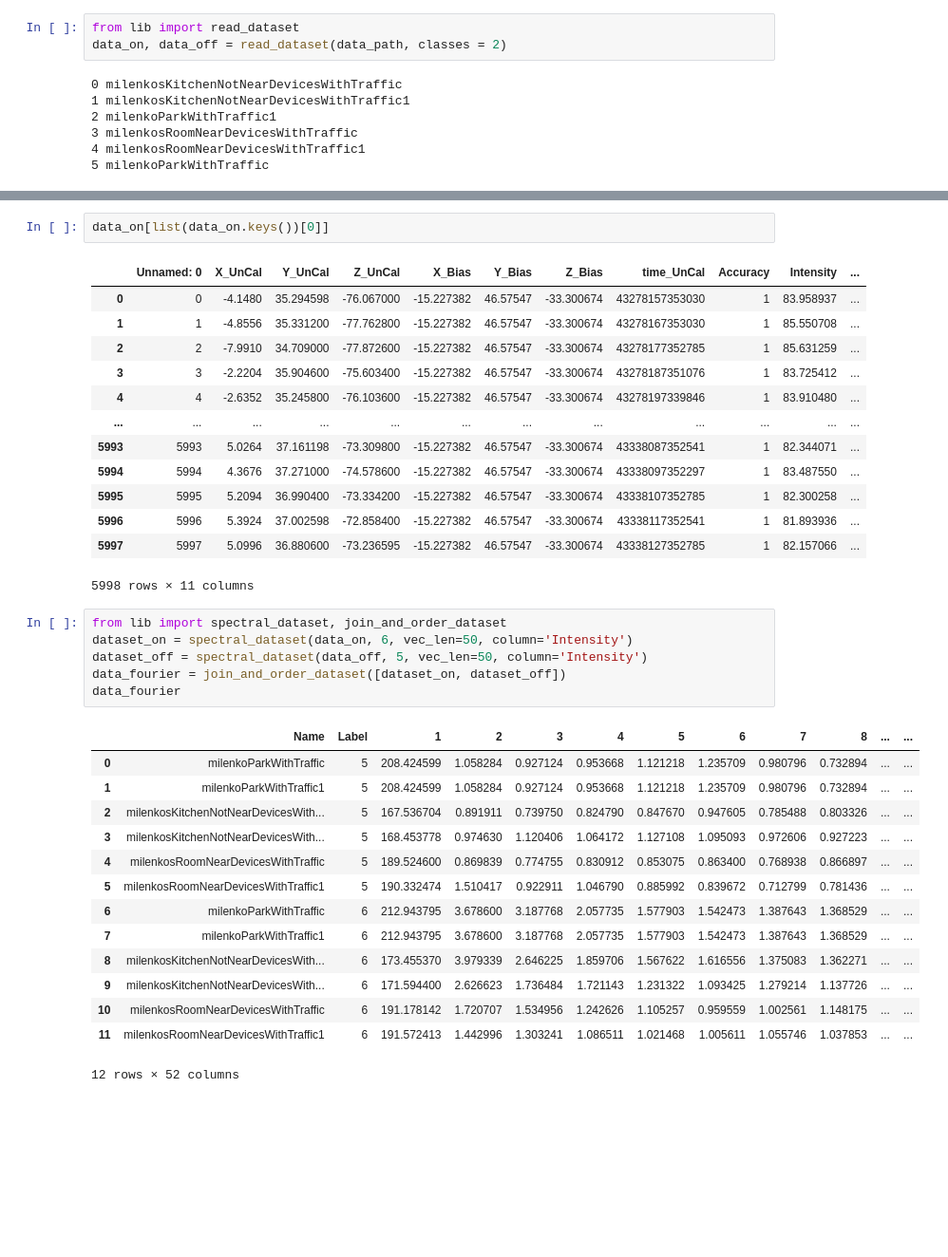
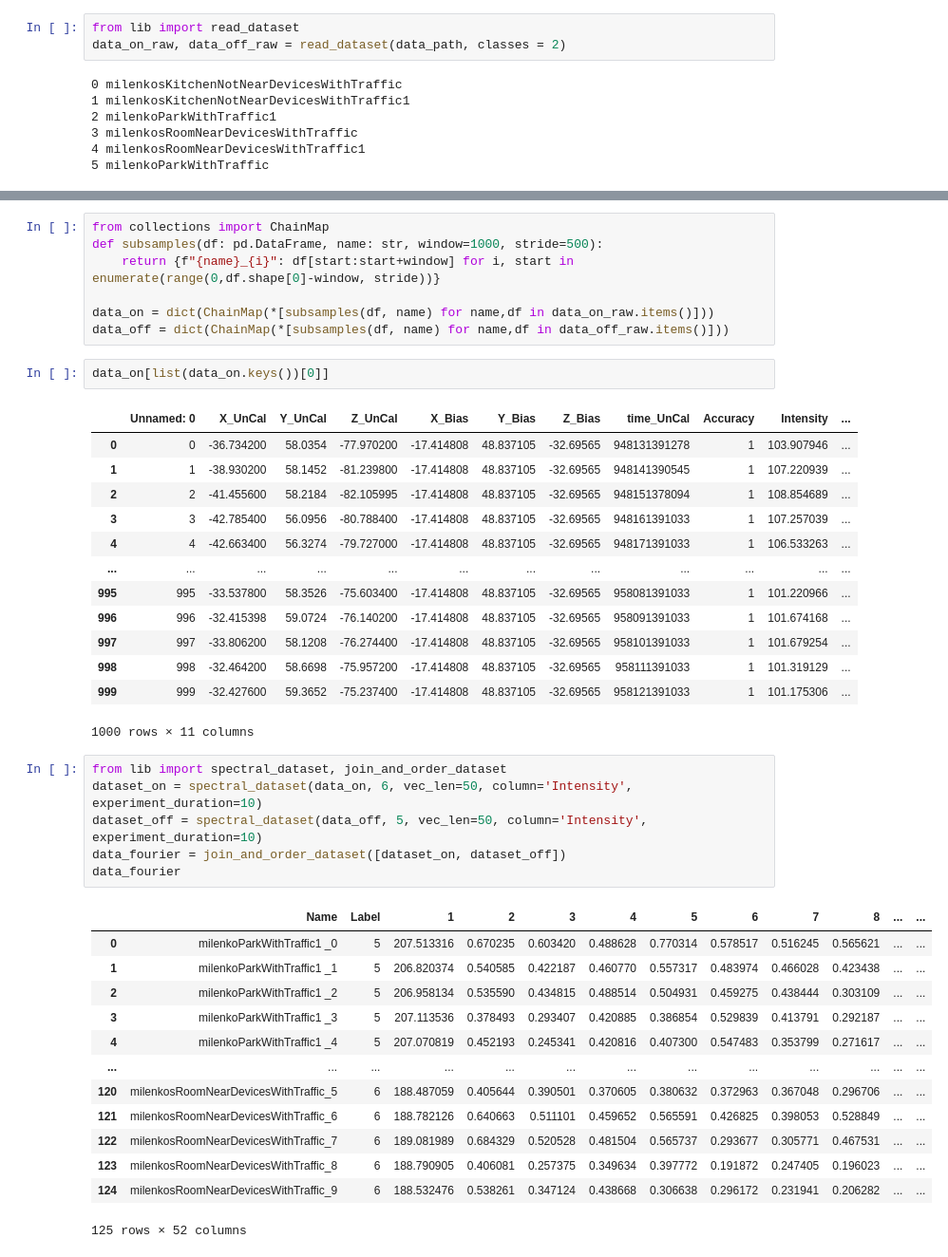
Before and after one commit to magnetometer-identification/DataAnalysis, a Jupyter notebook: notebooks/3_0-mt-generate-full-fourier-statistical-dataset.ipynb, the cells around one changed output, grey strips where cells are left out. Shown at 95% size. Cells and saved outputs as stored; diff of their text form; blank space fills up the shorter version.

Commit message:
full statistical dataset

```diff
--- a/notebooks/3_0-mt-generate-full-fourier-statistical-dataset.ipynb
+++ b/notebooks/3_0-mt-generate-full-fourier-statistical-dataset.ipynb
@@ -8,7 +8,7 @@ data_path = f"../data/interim/{version}"
 dataset_target_path = "../data/processed"
 # %%
 from lib import read_dataset
-data_on, data_off = read_dataset(data_path, classes = 2)
+data_on_raw, data_off_raw = read_dataset(data_path, classes = 2)
 # %% [output]
 0 milenkosKitchenNotNearDevicesWithTraffic
 1 milenkosKitchenNotNearDevicesWithTraffic1
@@ -23,40 +45,46 @@ add_intensity_to_dataset(data_off)
+# %%
+from collections import ChainMap
+def subsamples(df: pd.DataFrame, name: str, window=1000, stride=500):
+    return {f"{name}_{i}": df[start:start+window] for i, start in enumerate(range(0,df.shape[0]-window, stride))}
+
+data_on = dict(ChainMap(*[subsamples(df, name) for name,df in data_on_raw.items()]))
+data_off = dict(ChainMap(*[subsamples(df, name) for name,df in data_off_raw.items()]))
 # %%
 data_on[list(data_on.keys())[0]]
 # %% [output]
 |  | Unnamed: 0 | X_UnCal | Y_UnCal | Z_UnCal | X_Bias | Y_Bias | Z_Bias | time_UnCal | Accuracy | Intensity | ... |
-| 0 | 0 | -4.1480 | 35.294598 | -76.067000 | -15.227382 | 46.57547 | -33.300674 | 43278157353030 | 1 | 83.958937 | ... |
-| 1 | 1 | -4.8556 | 35.331200 | -77.762800 | -15.227382 | 46.57547 | -33.300674 | 43278167353030 | 1 | 85.550708 | ... |
-| 2 | 2 | -7.9910 | 34.709000 | -77.872600 | -15.227382 | 46.57547 | -33.300674 | 43278177352785 | 1 | 85.631259 | ... |
-| 3 | 3 | -2.2204 | 35.904600 | -75.603400 | -15.227382 | 46.57547 | -33.300674 | 43278187351076 | 1 | 83.725412 | ... |
-| 4 | 4 | -2.6352 | 35.245800 | -76.103600 | -15.227382 | 46.57547 | -33.300674 | 43278197339846 | 1 | 83.910480 | ... |
+| 0 | 0 | -36.734200 | 58.0354 | -77.970200 | -17.414808 | 48.837105 | -32.69565 | 948131391278 | 1 | 103.907946 | ... |
+| 1 | 1 | -38.930200 | 58.1452 | -81.239800 | -17.414808 | 48.837105 | -32.69565 | 948141390545 | 1 | 107.220939 | ... |
+| 2 | 2 | -41.455600 | 58.2184 | -82.105995 | -17.414808 | 48.837105 | -32.69565 | 948151378094 | 1 | 108.854689 | ... |
+| 3 | 3 | -42.785400 | 56.0956 | -80.788400 | -17.414808 | 48.837105 | -32.69565 | 948161391033 | 1 | 107.257039 | ... |
+| 4 | 4 | -42.663400 | 56.3274 | -79.727000 | -17.414808 | 48.837105 | -32.69565 | 948171391033 | 1 | 106.533263 | ... |
 | ... | ... | ... | ... | ... | ... | ... | ... | ... | ... | ... | ... |
-| 5993 | 5993 | 5.0264 | 37.161198 | -73.309800 | -15.227382 | 46.57547 | -33.300674 | 43338087352541 | 1 | 82.344071 | ... |
-| 5994 | 5994 | 4.3676 | 37.271000 | -74.578600 | -15.227382 | 46.57547 | -33.300674 | 43338097352297 | 1 | 83.487550 | ... |
-| 5995 | 5995 | 5.2094 | 36.990400 | -73.334200 | -15.227382 | 46.57547 | -33.300674 | 43338107352785 | 1 | 82.300258 | ... |
-| 5996 | 5996 | 5.3924 | 37.002598 | -72.858400 | -15.227382 | 46.57547 | -33.300674 | 43338117352541 | 1 | 81.893936 | ... |
-| 5997 | 5997 | 5.0996 | 36.880600 | -73.236595 | -15.227382 | 46.57547 | -33.300674 | 43338127352785 | 1 | 82.157066 | ... |
+| 995 | 995 | -33.537800 | 58.3526 | -75.603400 | -17.414808 | 48.837105 | -32.69565 | 958081391033 | 1 | 101.220966 | ... |
+| 996 | 996 | -32.415398 | 59.0724 | -76.140200 | -17.414808 | 48.837105 | -32.69565 | 958091391033 | 1 | 101.674168 | ... |
+| 997 | 997 | -33.806200 | 58.1208 | -76.274400 | -17.414808 | 48.837105 | -32.69565 | 958101391033 | 1 | 101.679254 | ... |
+| 998 | 998 | -32.464200 | 58.6698 | -75.957200 | -17.414808 | 48.837105 | -32.69565 | 958111391033 | 1 | 101.319129 | ... |
+| 999 | 999 | -32.427600 | 59.3652 | -75.237400 | -17.414808 | 48.837105 | -32.69565 | 958121391033 | 1 | 101.175306 | ... |
-5998 rows × 11 columns
+1000 rows × 11 columns
 # %%
 from lib import spectral_dataset, join_and_order_dataset
-dataset_on = spectral_dataset(data_on, 6, vec_len=50, column='Intensity')
-dataset_off = spectral_dataset(data_off, 5, vec_len=50, column='Intensity')
+dataset_on = spectral_dataset(data_on, 6, vec_len=50, column='Intensity', experiment_duration=10)
+dataset_off = spectral_dataset(data_off, 5, vec_len=50, column='Intensity', experiment_duration=10)
 data_fourier = join_and_order_dataset([dataset_on, dataset_off])
 data_fourier
 # %% [output]
 |  | Name | Label | 1 | 2 | 3 | 4 | 5 | 6 | 7 | 8 | ... | ... |
-| 0 | milenkoParkWithTraffic | 5 | 208.424599 | 1.058284 | 0.927124 | 0.953668 | 1.121218 | 1.235709 | 0.980796 | 0.732894 | ... | ... |
-| 1 | milenkoParkWithTraffic1 | 5 | 208.424599 | 1.058284 | 0.927124 | 0.953668 | 1.121218 | 1.235709 | 0.980796 | 0.732894 | ... | ... |
-| 2 | milenkosKitchenNotNearDevicesWith... | 5 | 167.536704 | 0.891911 | 0.739750 | 0.824790 | 0.847670 | 0.947605 | 0.785488 | 0.803326 | ... | ... |
-| 3 | milenkosKitchenNotNearDevicesWith... | 5 | 168.453778 | 0.974630 | 1.120406 | 1.064172 | 1.127108 | 1.095093 | 0.972606 | 0.927223 | ... | ... |
-| 4 | milenkosRoomNearDevicesWithTraffic | 5 | 189.524600 | 0.869839 | 0.774755 | 0.830912 | 0.853075 | 0.863400 | 0.768938 | 0.866897 | ... | ... |
-| 5 | milenkosRoomNearDevicesWithTraffic1 | 5 | 190.332474 | 1.510417 | 0.922911 | 1.046790 | 0.885992 | 0.839672 | 0.712799 | 0.781436 | ... | ... |
-| 6 | milenkoParkWithTraffic | 6 | 212.943795 | 3.678600 | 3.187768 | 2.057735 | 1.577903 | 1.542473 | 1.387643 | 1.368529 | ... | ... |
-| 7 | milenkoParkWithTraffic1 | 6 | 212.943795 | 3.678600 | 3.187768 | 2.057735 | 1.577903 | 1.542473 | 1.387643 | 1.368529 | ... | ... |
-| 8 | milenkosKitchenNotNearDevicesWith... | 6 | 173.455370 | 3.979339 | 2.646225 | 1.859706 | 1.567622 | 1.616556 | 1.375083 | 1.362271 | ... | ... |
-| 9 | milenkosKitchenNotNearDevicesWith... | 6 | 171.594400 | 2.626623 | 1.736484 | 1.721143 | 1.231322 | 1.093425 | 1.279214 | 1.137726 | ... | ... |
-| 10 | milenkosRoomNearDevicesWithTraffic | 6 | 191.178142 | 1.720707 | 1.534956 | 1.242626 | 1.105257 | 0.959559 | 1.002561 | 1.148175 | ... | ... |
-| 11 | milenkosRoomNearDevicesWithTraffic1 | 6 | 191.572413 | 1.442996 | 1.303241 | 1.086511 | 1.021468 | 1.005611 | 1.055746 | 1.037853 | ... | ... |
+| 0 | milenkoParkWithTraffic1 _0 | 5 | 207.513316 | 0.670235 | 0.603420 | 0.488628 | 0.770314 | 0.578517 | 0.516245 | 0.565621 | ... | ... |
+| 1 | milenkoParkWithTraffic1 _1 | 5 | 206.820374 | 0.540585 | 0.422187 | 0.460770 | 0.557317 | 0.483974 | 0.466028 | 0.423438 | ... | ... |
+| 2 | milenkoParkWithTraffic1 _2 | 5 | 206.958134 | 0.535590 | 0.434815 | 0.488514 | 0.504931 | 0.459275 | 0.438444 | 0.303109 | ... | ... |
+| 3 | milenkoParkWithTraffic1 _3 | 5 | 207.113536 | 0.378493 | 0.293407 | 0.420885 | 0.386854 | 0.529839 | 0.413791 | 0.292187 | ... | ... |
+| 4 | milenkoParkWithTraffic1 _4 | 5 | 207.070819 | 0.452193 | 0.245341 | 0.420816 | 0.407300 | 0.547483 | 0.353799 | 0.271617 | ... | ... |
+| ... | ... | ... | ... | ... | ... | ... | ... | ... | ... | ... | ... | ... |
+| 120 | milenkosRoomNearDevicesWithTraffic_5 | 6 | 188.487059 | 0.405644 | 0.390501 | 0.370605 | 0.380632 | 0.372963 | 0.367048 | 0.296706 | ... | ... |
+| 121 | milenkosRoomNearDevicesWithTraffic_6 | 6 | 188.782126 | 0.640663 | 0.511101 | 0.459652 | 0.565591 | 0.426825 | 0.398053 | 0.528849 | ... | ... |
+| 122 | milenkosRoomNearDevicesWithTraffic_7 | 6 | 189.081989 | 0.684329 | 0.520528 | 0.481504 | 0.565737 | 0.293677 | 0.305771 | 0.467531 | ... | ... |
+| 123 | milenkosRoomNearDevicesWithTraffic_8 | 6 | 188.790905 | 0.406081 | 0.257375 | 0.349634 | 0.397772 | 0.191872 | 0.247405 | 0.196023 | ... | ... |
+| 124 | milenkosRoomNearDevicesWithTraffic_9 | 6 | 188.532476 | 0.538261 | 0.347124 | 0.438668 | 0.306638 | 0.296172 | 0.231941 | 0.206282 | ... | ... |
-12 rows × 52 columns
+125 rows × 52 columns
 # %%
 statistics = data_fourier.iloc[:, 2:].apply(pd.DataFrame.describe, axis=1).iloc[:, 1:]
 fourier_statistical = pd.concat([data_fourier[['Name', 'Label']], statistics], axis=1)
```
Also changed, not shown: parts of 7 cells of this notebook, 5 other files.
